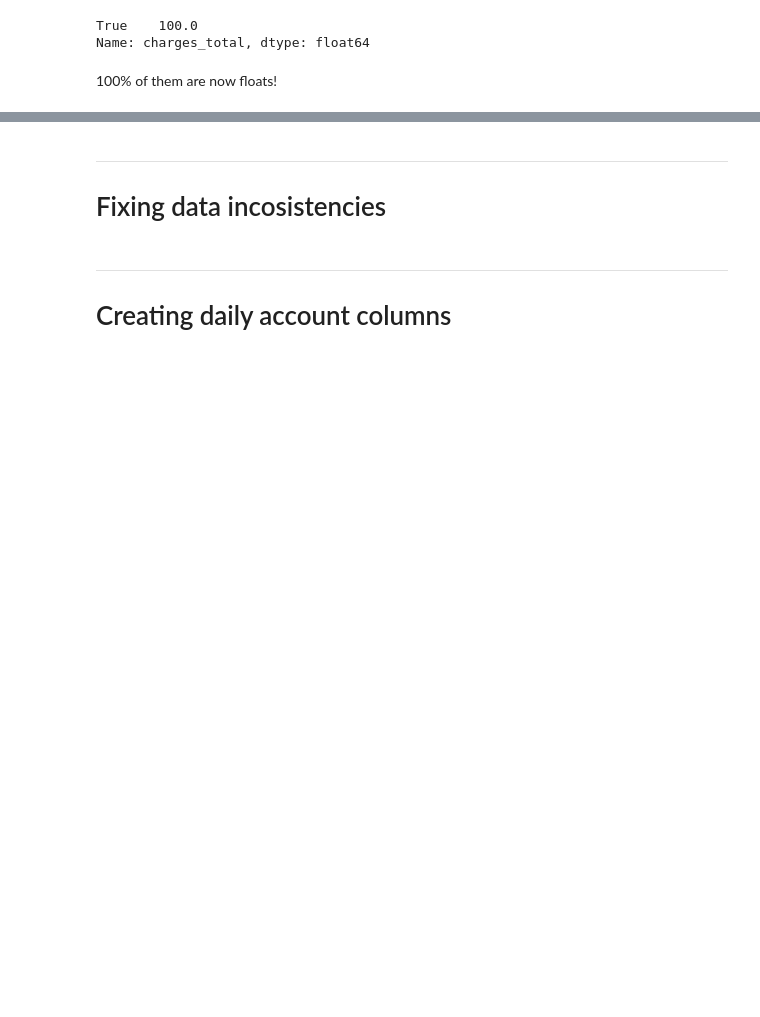
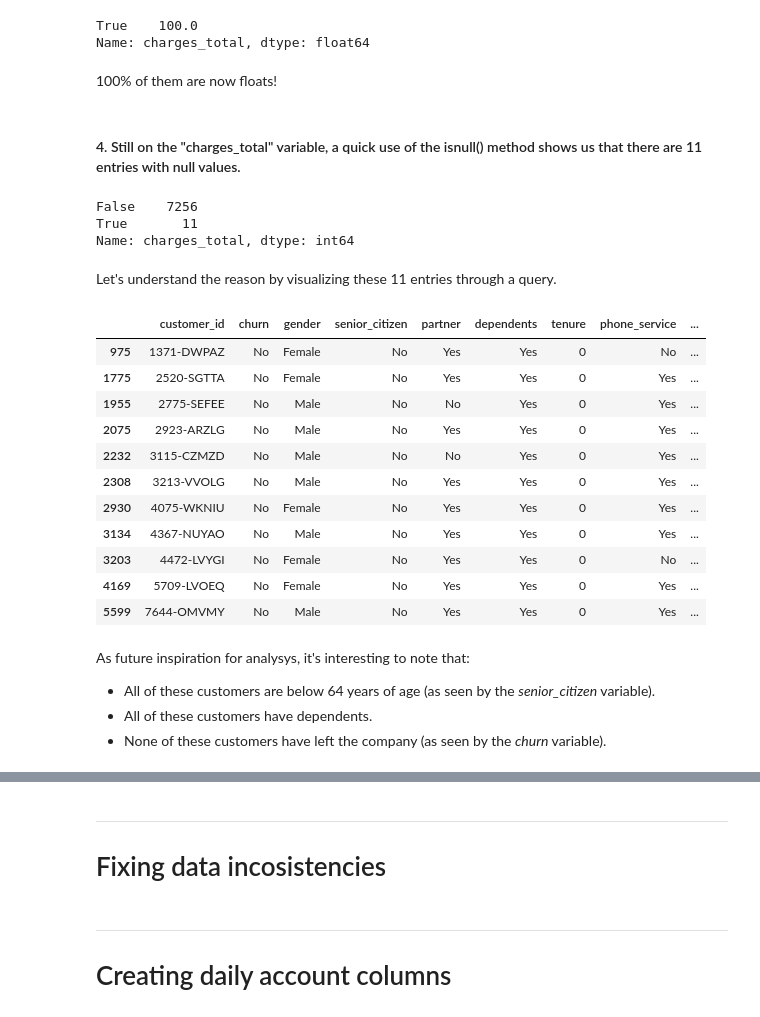
Before and after one commit to LupiVolpi/alura_challenge_data_science, a Jupyter notebook: alura_challenge_data_science_week_1.ipynb, the cells around one changed output, grey strips where cells are left out. Cells and saved outputs as stored; diff of their text form; code cells hidden in the pictures; blank space fills up the shorter version.

```diff
--- a/alura_challenge_data_science_week_1.ipynb
+++ b/alura_challenge_data_science_week_1.ipynb
@@ -341,0 +364,2 @@ Being that the dataset originally has got 7.267 entries and each of them has got
+# %%
+data["senior_citizen"] = data["senior_citizen"].transform(lambda value: "Yes" if value == 1 else "No")
@@ -369,3 +403,33 @@ True    100.0
 Name: charges_total, dtype: float64
 # %% [markdown]
 100% of them are now floats!
+# %% [markdown]
+#### 4. Still on the "charges_total" variable, a quick use of the isnull() method shows us that there are 11 entries with null values.
+# %%
+data["charges_total"].isnull().value_counts()
+# %% [output]
+False    7256
+True       11
+Name: charges_total, dtype: int64
+# %% [markdown]
+Let's understand the reason by visualizing these 11 entries through a query.
+# %%
+data[data["charges_total"].isna() == True]
+# %% [output]
+|  | customer_id | churn | gender | senior_citizen | partner | dependents | tenure | phone_service | ... |
+| 975 | 1371-DWPAZ | No | Female | No | Yes | Yes | 0 | No | ... |
+| 1775 | 2520-SGTTA | No | Female | No | Yes | Yes | 0 | Yes | ... |
+| 1955 | 2775-SEFEE | No | Male | No | No | Yes | 0 | Yes | ... |
+| 2075 | 2923-ARZLG | No | Male | No | Yes | Yes | 0 | Yes | ... |
+| 2232 | 3115-CZMZD | No | Male | No | No | Yes | 0 | Yes | ... |
+| 2308 | 3213-VVOLG | No | Male | No | Yes | Yes | 0 | Yes | ... |
+| 2930 | 4075-WKNIU | No | Female | No | Yes | Yes | 0 | Yes | ... |
+| 3134 | 4367-NUYAO | No | Male | No | Yes | Yes | 0 | Yes | ... |
+| 3203 | 4472-LVYGI | No | Female | No | Yes | Yes | 0 | No | ... |
+| 4169 | 5709-LVOEQ | No | Female | No | Yes | Yes | 0 | Yes | ... |
+| 5599 | 7644-OMVMY | No | Male | No | Yes | Yes | 0 | Yes | ... |
+# %% [markdown]
+As future inspiration for analysys, it's interesting to note that:
+- All of these customers are below 64 years of age (as seen by the *senior_citizen* variable).
+- All of these customers have dependents.
+- None of these customers have left the company (as seen by the *churn* variable).
```
Also changed, not shown: parts of 21 cells of this notebook.
